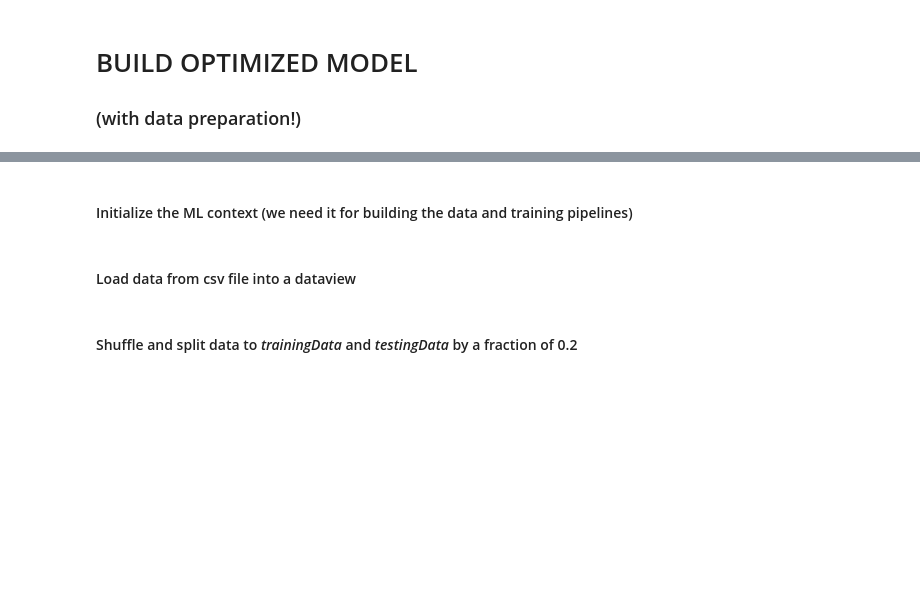
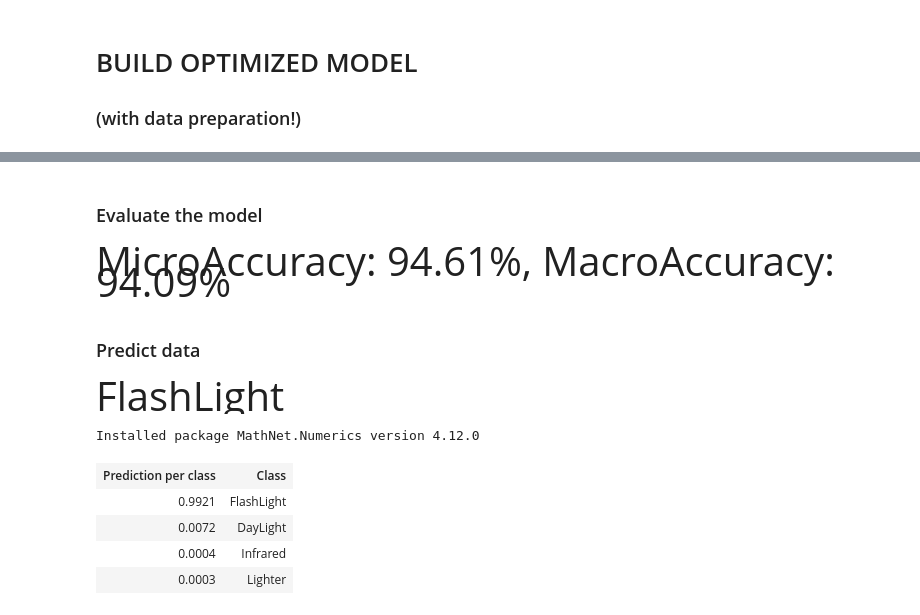
Before and after one commit to dcostea/SmartFireAlarm, a Jupyter notebook: SmartFireAlarm/Jupyter/OptimizedModelBuilder.ipynb, the cells around one changed output, grey strips where cells are left out. Drawn from its saved outputs; the diff is of its cells as text; code cells hidden in the pictures; blank space fills up the shorter version.

```diff
--- a/SmartFireAlarm/Jupyter/OptimizedModelBuilder.ipynb
+++ b/SmartFireAlarm/Jupyter/OptimizedModelBuilder.ipynb
@@ -13,4 +40,37 @@ Installed package Microsoft.ML version 1.5.1
+# %% [markdown]
+### Evaluate the model
+# %%
+var predictions = model.Transform(testingData);
+var metrics = mlContext.MulticlassClassification.Evaluate(predictions, "Label", "Score", "PredictedLabel");
+display(p[@style:"font-size: 40px"]($"MicroAccuracy: {metrics.MicroAccuracy:P2}, MacroAccuracy: {metrics.MacroAccuracy:P2}"));
+# %% [output]
+MicroAccuracy: 94.61%, MacroAccuracy: 94.09%
+# %% [markdown]
+### Predict data
+# %%
+var sampleData = new ModelInput
+{
+    Luminosity = 92F,
+    Temperature = 22F,
+    Infrared = 0F,
+    Distance = 0F,
+    CreatedAt = "01/03/2020 10:22:08"
+};
+
+var predictor = mlContext.Model.CreatePredictionEngine<ModelInput, ModelOutput>(model);
+var predicted = predictor.Predict(sampleData);
+
+display(p[@style:"font-size: 40px"]($"{predicted.PredictedLabel}"));
+# %% [output]
+FlashLight
 # %%
-#load "C:\Users\dcost\source\repos\SmartFireAlarm\SmartFireAlarm\Jupyter\Models.csx"
+#r "nuget:MathNet.Numerics"
+#load "C:\Users\dcost\source\repos\SmartFireAlarm\SmartFireAlarm\Jupyter\Helpers.csx"
+display(Helpers.GetPredictionPerClass(predicted, predictor.OutputSchema));
+# %% [output]
+Installed package MathNet.Numerics version 4.12.0
+| Prediction per class | Class |
+| 0.9921 | FlashLight |
+| 0.0072 | DayLight |
+| 0.0004 | Infrared |
+| 0.0003 | Lighter |
-# %% [markdown]
-#### Initialize the ML context (we need it for building the data and training pipelines)
@@ -19,2 +76,0 @@ MLContext mlContext = new MLContext();
-# %% [markdown]
-#### Load data from csv file into a dataview
@@ -27,2 +76,0 @@ IDataView data = mlContext.Data.LoadFromTextFile<ModelInput>(
-# %% [markdown]
-#### Shuffle and split data to _trainingData_ and _testingData_ by a fraction of 0.2
```
Also changed, not shown: parts of 18 cells of this notebook, 9 other files.
